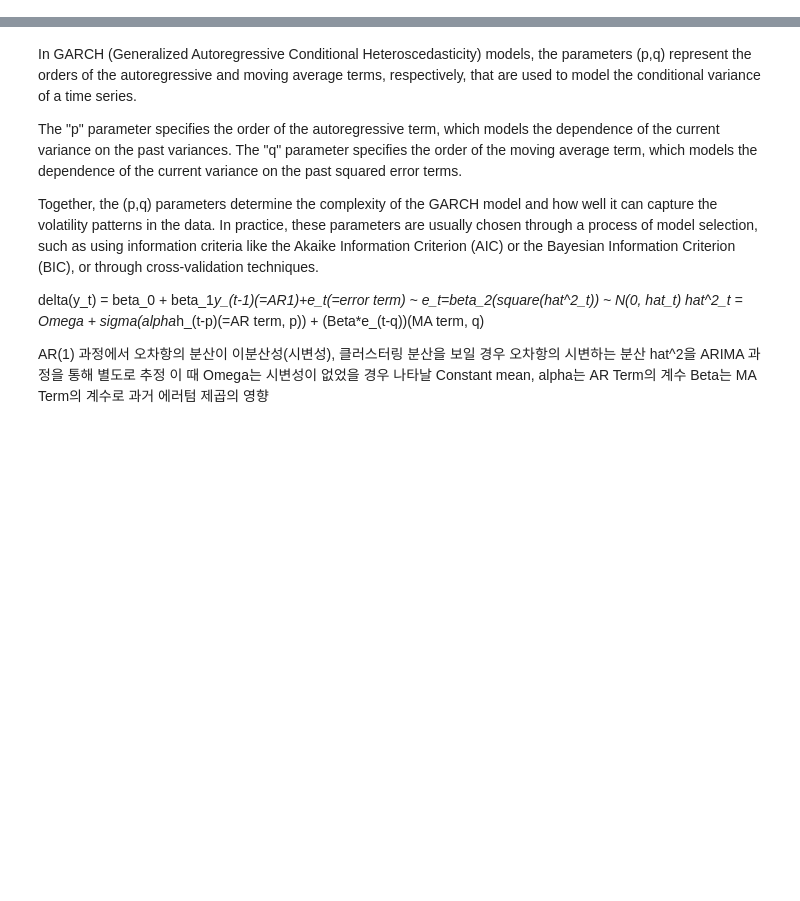
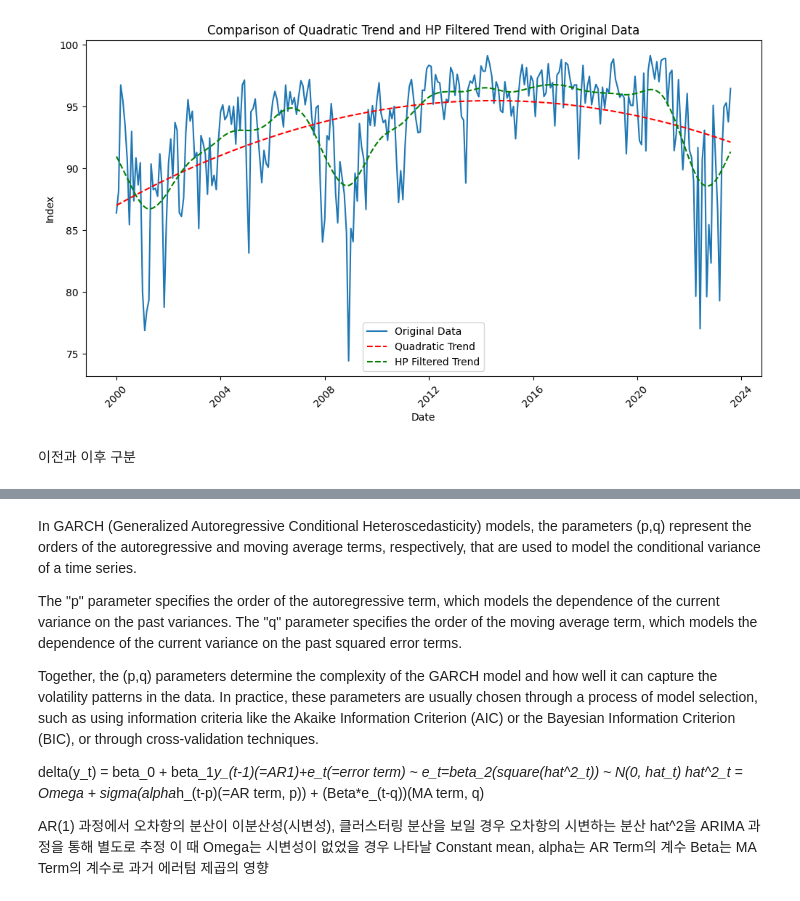
Before and after one commit to rezu98/colab, a Jupyter notebook: mae.ipynb, the cells around one changed output, grey strips where cells are left out. Saved outputs shown, nothing was run; the diff lists cells and outputs as text; code cells hidden in the pictures; blank space fills up the shorter version.

```diff
--- a/mae.ipynb
+++ b/mae.ipynb
@@ -21,9 +14,47 @@ pip install arch
 # %%
 # Upload the Excel file into a Pandas dataframe
-df = pd.read_excel('dataset2.xlsx')
+df = pd.read_excel('tri.xlsx')
 # %%
 # adjustion
 df['date'] = pd.to_datetime(df['date']) # date definition
+# %%
+# Fit the quadratic trend model to the 'index' series
+df['time'] = np.arange(len(df))
+df['time_sq'] = df['time'] ** 2
+df['constant'] = 1
+# %%
+model = sm.OLS(df['index'], df[['constant', 'time', 'time_sq']])
+results = model.fit(cov_type='HAC', cov_kwds={'maxlags': 1})
+print(results.summary())
+
+# Extract the fitted series
+df['fitted_values'] = results.fittedvalues
+# %%
+# Apply the HP filter to the 'index' series without considering the quadratic trend
+cycle, trend = sm.tsa.filters.hpfilter(df['index'], lamb=1600)
+
+# Add the HP-filtered trend back to the DataFrame
+df['hp_trend'] = trend
+# %%
+# Plot the original data, the quadratic trend, and the HP-filtered trend
+plt.figure(figsize=(12, 6))
+plt.plot(df['date'], df['index'], label='Original Data')
+plt.plot(df['date'], df['fitted_values'], label='Quadratic Trend', linestyle='--', color='r')
+plt.plot(df['date'], df['hp_trend'], label='HP Filtered Trend', linestyle='--', color='g')
+plt.legend()
+
+# Set the X-axis with the 'date' column
+plt.xlabel('Date')
+plt.ylabel('Index')
+plt.title('Comparison of Quadratic Trend and HP Filtered Trend with Original Data')
+plt.xticks(rotation=45)
+
+# Display the plot
+plt.show()
+# %% [output]
+[figure, added]
+# %% [markdown]
+이전과 이후 구분
 # %%
 # Print the first few rows of the dataframe
 # print(df.head())  # five row display
```
Also changed, not shown: parts of 4 cells of this notebook.
